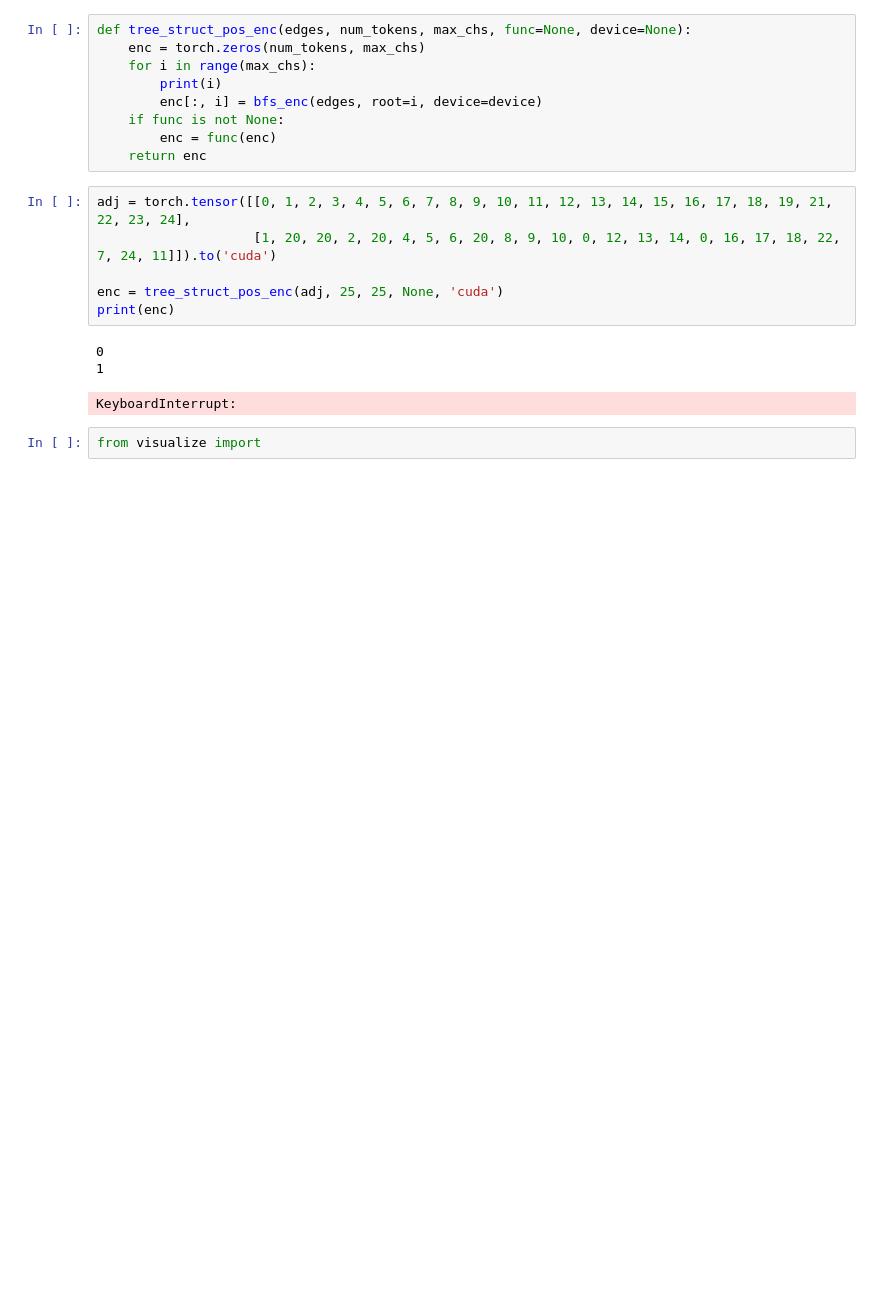
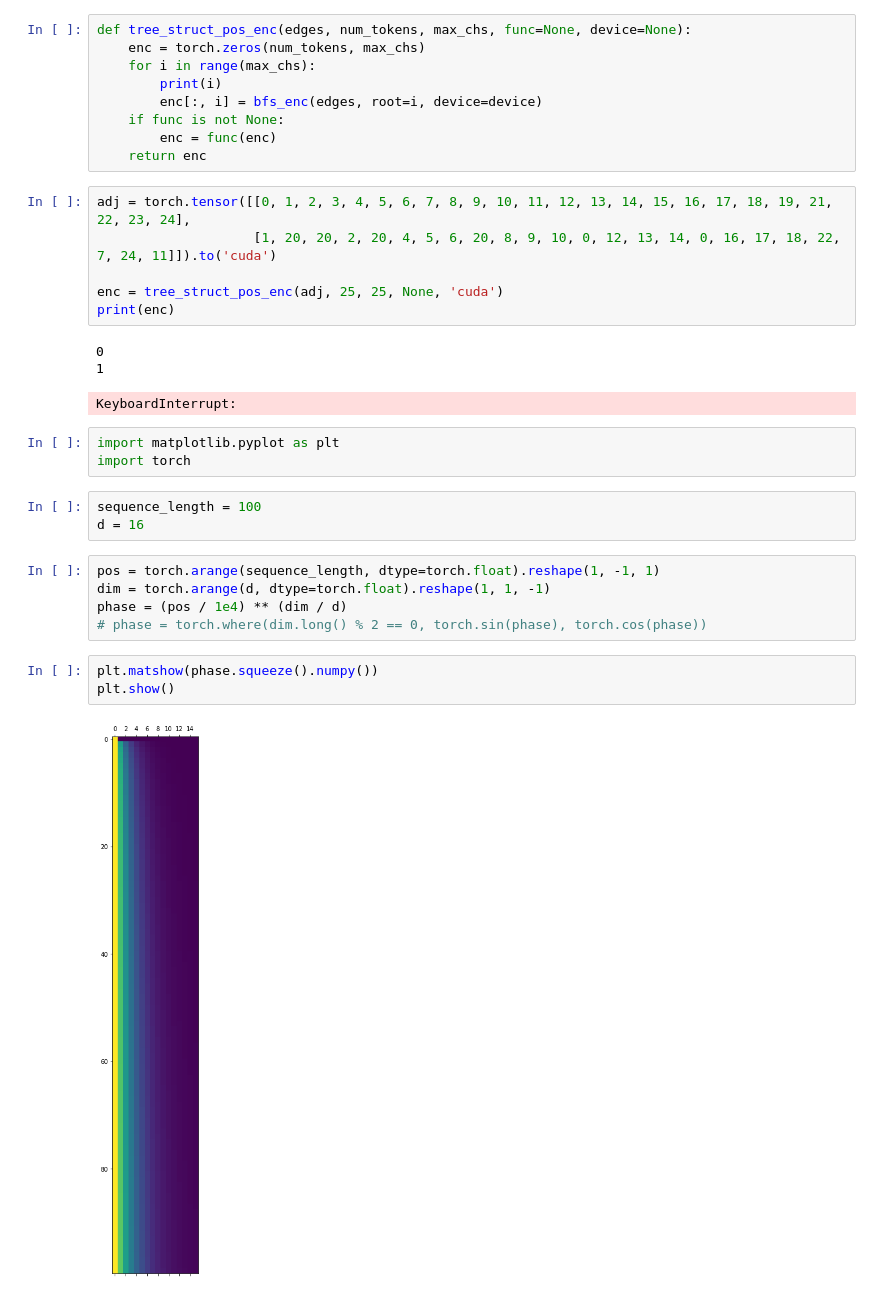
Before and after one commit to imj2185/STAR, a Jupyter notebook: visualization.ipynb, the cells around one changed output. Saved outputs shown, nothing was run; the diff lists cells and outputs as text; blank space fills up the shorter version.

```diff
--- a/visualization.ipynb
+++ b/visualization.ipynb
@@ -267,5 +267,19 @@ print(enc)
 0
 1
 KeyboardInterrupt:
-# %%
-from visualize import
+# %%
+import matplotlib.pyplot as plt
+import torch
+# %%
+sequence_length = 100
+d = 16
+# %%
+pos = torch.arange(sequence_length, dtype=torch.float).reshape(1, -1, 1)
+dim = torch.arange(d, dtype=torch.float).reshape(1, 1, -1)
+phase = (pos / 1e4) ** (dim / d)
+# phase = torch.where(dim.long() % 2 == 0, torch.sin(phase), torch.cos(phase))
+# %%
+plt.matshow(phase.squeeze().numpy())
+plt.show()
+# %% [output]
+[figure, added]
```
Also changed, not shown: 6 other files.
